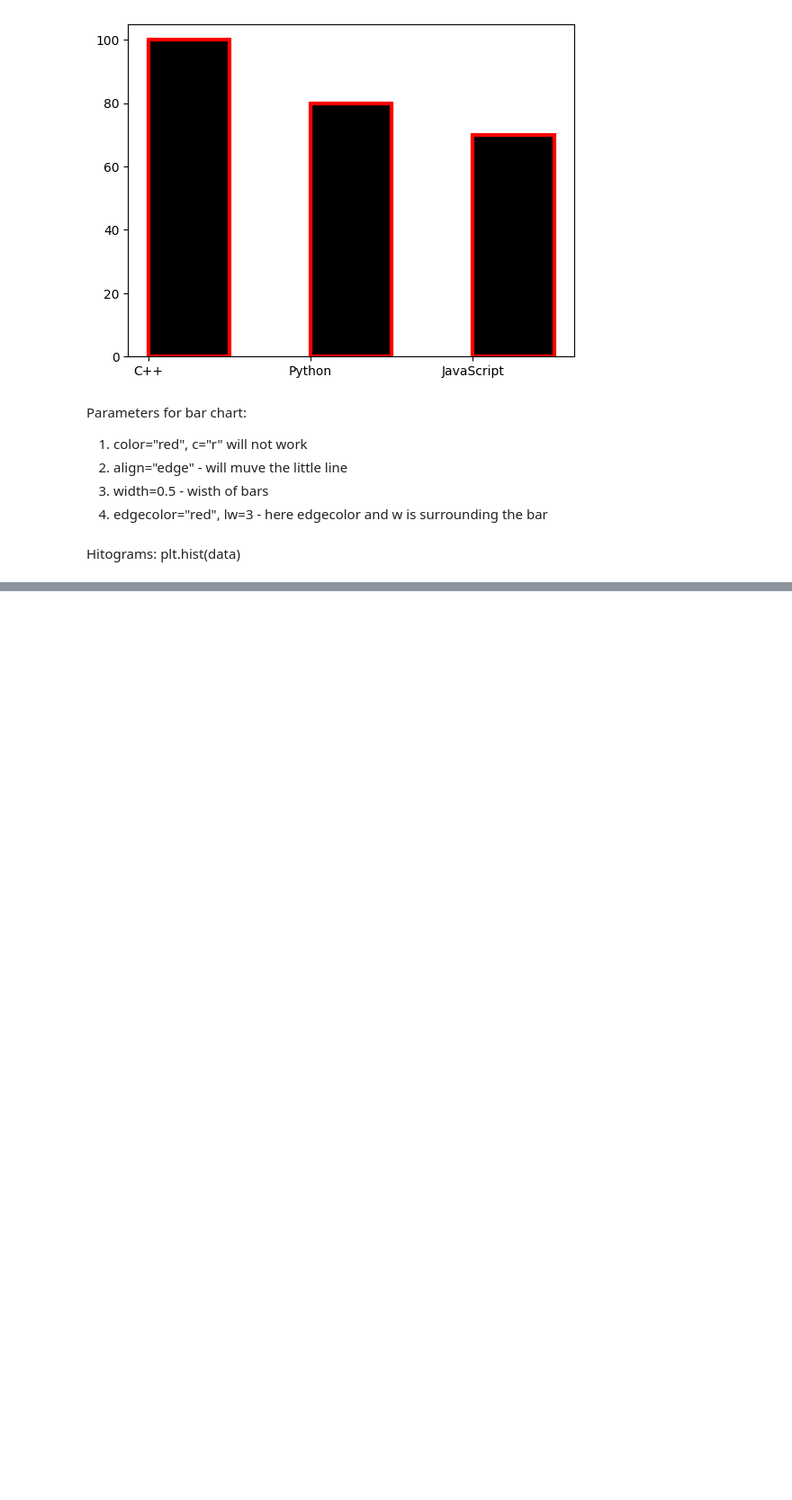
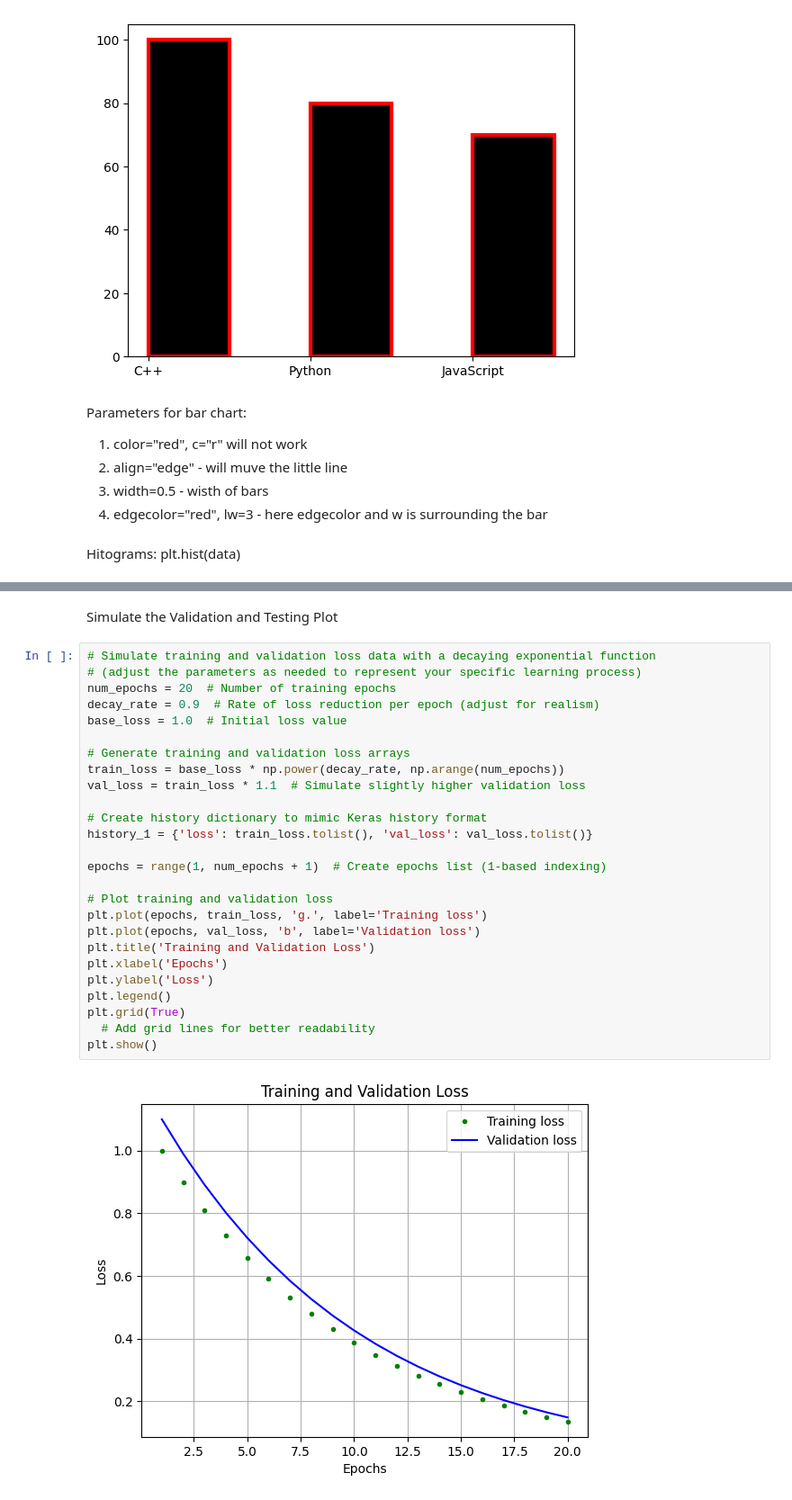
Before and after one commit to pauldebayan/ml_notebooks, a Jupyter notebook: Matplotlib.ipynb, the cells around one changed output, grey strips where cells are left out. Shown at 90% size. Saved outputs shown, nothing was run; the diff lists cells and outputs as text; blank space fills up the shorter version.

```diff
--- a/Matplotlib.ipynb
+++ b/Matplotlib.ipynb
@@ -93,0 +131,30 @@ plt.hist(ages)
+# %% [markdown]
+Simulate the Validation and Testing Plot
+# %%
+# Simulate training and validation loss data with a decaying exponential function
+# (adjust the parameters as needed to represent your specific learning process)
+num_epochs = 20  # Number of training epochs
+decay_rate = 0.9  # Rate of loss reduction per epoch (adjust for realism)
+base_loss = 1.0  # Initial loss value
+
+# Generate training and validation loss arrays
+train_loss = base_loss * np.power(decay_rate, np.arange(num_epochs))
+val_loss = train_loss * 1.1  # Simulate slightly higher validation loss
+
+# Create history dictionary to mimic Keras history format
+history_1 = {'loss': train_loss.tolist(), 'val_loss': val_loss.tolist()}
+
+epochs = range(1, num_epochs + 1)  # Create epochs list (1-based indexing)
+
+# Plot training and validation loss
+plt.plot(epochs, train_loss, 'g.', label='Training loss')
+plt.plot(epochs, val_loss, 'b', label='Validation loss')
+plt.title('Training and Validation Loss')
+plt.xlabel('Epochs')
+plt.ylabel('Loss')
+plt.legend()
+plt.grid(True)
+  # Add grid lines for better readability
+plt.show()
+# %% [output]
+[figure, added]
```
Also changed, not shown: parts of 8 cells of this notebook.
